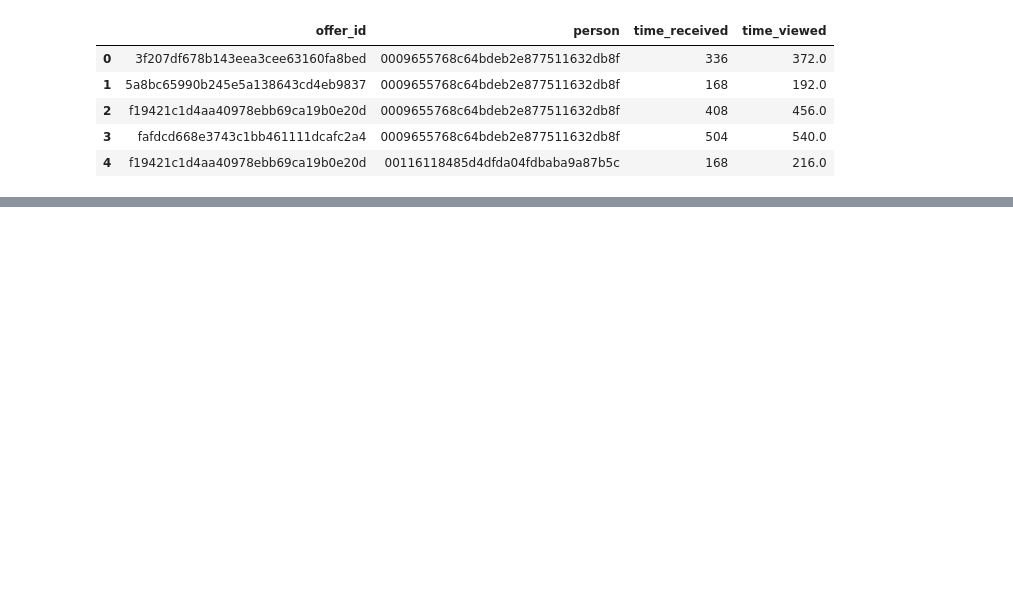
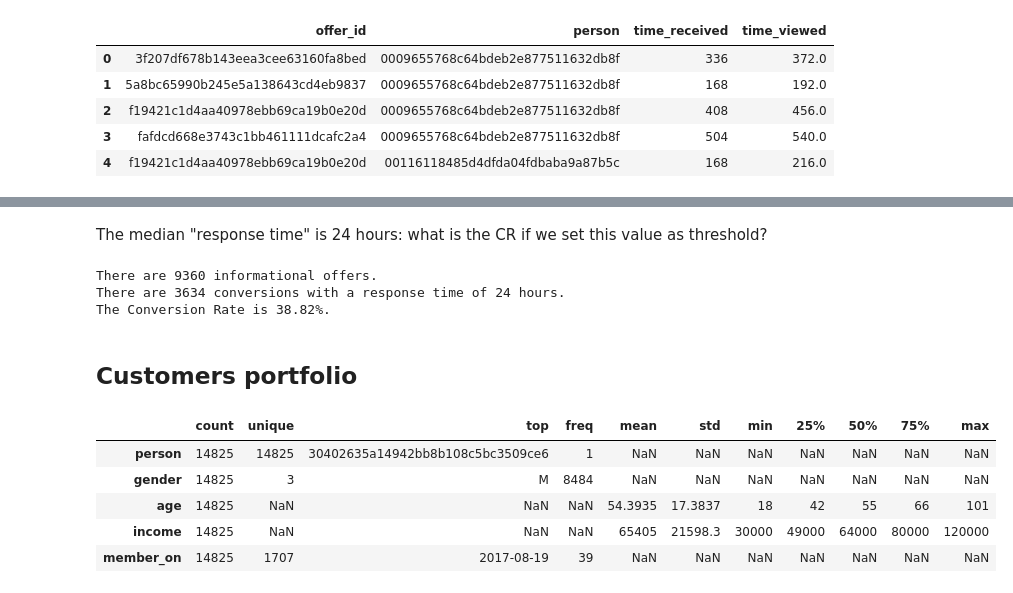
Before and after one commit to MatteoFelici/Capstone_Starkbucks_MLE, a Jupyter notebook: Data_preparation_exploration.ipynb, the cells around one changed output, grey strips where cells are left out. Cells and saved outputs as stored; diff of their text form; code cells hidden in the pictures; blank space fills up the shorter version.

```diff
--- a/Data_preparation_exploration.ipynb
+++ b/Data_preparation_exploration.ipynb
@@ -448,0 +484,27 @@ benchmark.describe().transpose()
+# %% [markdown]
+The median "response time" is 24 hours: what is the CR if we set this value as threshold?
+# %%
+threshold = 24
+
+num = sum((tmp['offer_type'] == 'informational') & (tmp['sub_offer_type'] == 'transaction') & (tmp['time_diff_with_sub'] <= threshold))
+den = sum(tmp['offer_type'] == 'informational')
+print(f'There are {den} informational offers.')
+print(f'There are {num} conversions with a response time of {threshold} hours.')
+print(f'The Conversion Rate is {round((num / den) * 100, 2)}%.')
+# %% [output]
+There are 9360 informational offers.
+There are 3634 conversions with a response time of 24 hours.
+The Conversion Rate is 38.82%.
+# %% [markdown]
+## Customers portfolio
+# %%
+customers = df[['person', 'gender', 'age', 'income', 'member_on']].drop_duplicates()
+
+display(customers.describe(include='all').transpose())
+# %% [output]
+|  | count | unique | top | freq | mean | std | min | 25% | 50% | 75% | max |
+| person | 14825 | 14825 | 30402635a14942bb8b108c5bc3509ce6 | 1 | NaN | NaN | NaN | NaN | NaN | NaN | NaN |
+| gender | 14825 | 3 | M | 8484 | NaN | NaN | NaN | NaN | NaN | NaN | NaN |
+| age | 14825 | NaN | NaN | NaN | 54.3935 | 17.3837 | 18 | 42 | 55 | 66 | 101 |
+| income | 14825 | NaN | NaN | NaN | 65405 | 21598.3 | 30000 | 49000 | 64000 | 80000 | 120000 |
+| member_on | 14825 | 1707 | 2017-08-19 | 39 | NaN | NaN | NaN | NaN | NaN | NaN | NaN |
```
Also changed, not shown: parts of 23 cells of this notebook.
